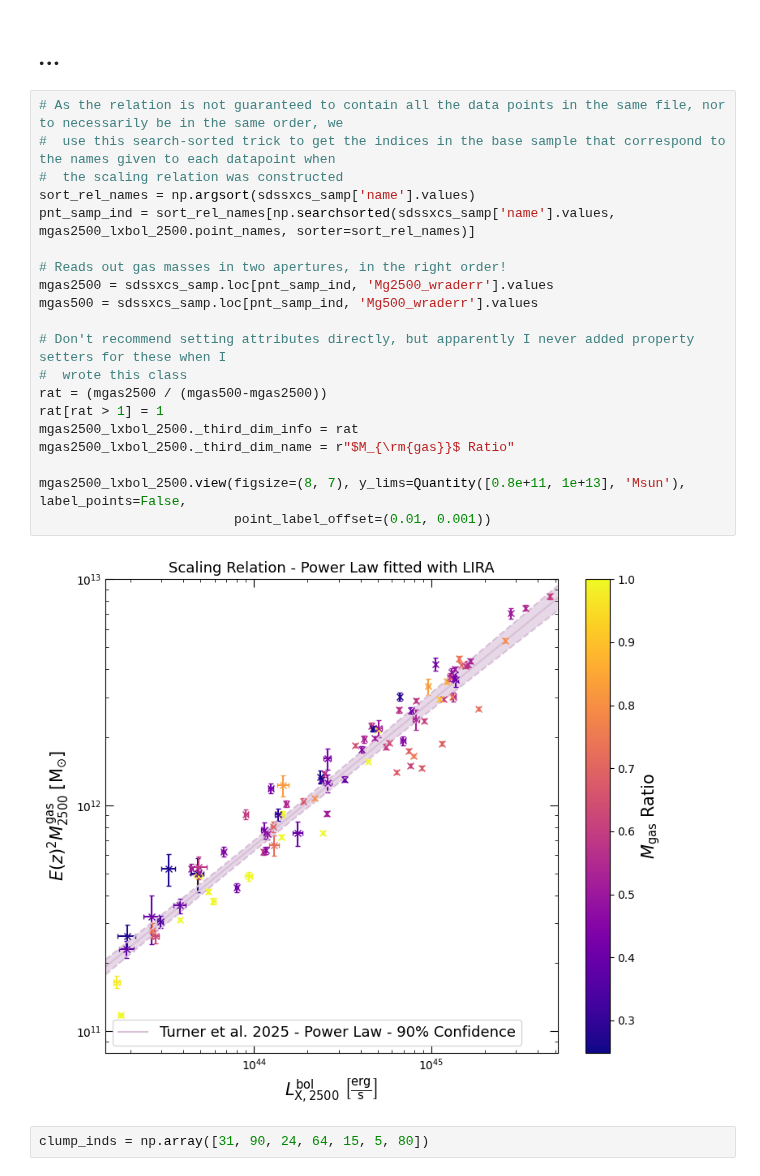
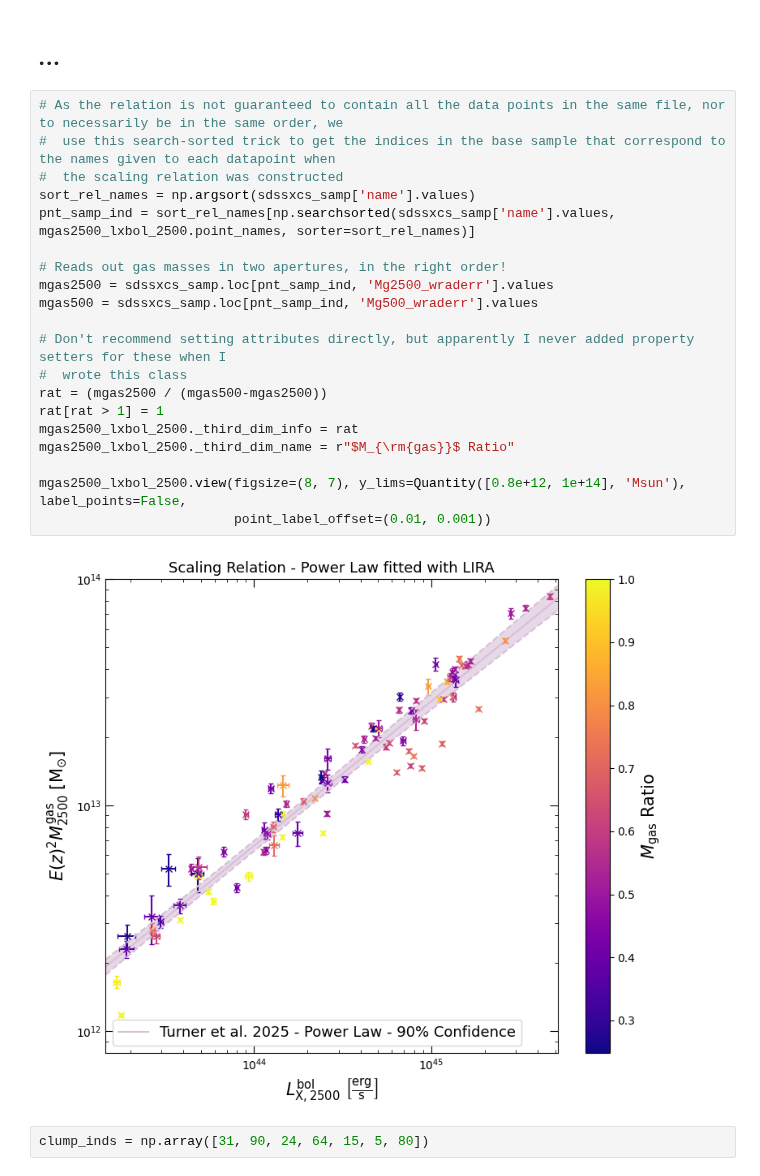
Before and after one commit to DavidT3/XCS-Mass-II-Analysis, a Jupyter notebook: notebooks/exploring_scatter/gasmass-Lx_as_scatter_diagnostic.ipynb, the cells around one changed output. Cells and saved outputs as stored; diff of their text form.

```diff
--- a/notebooks/exploring_scatter/gasmass-Lx_as_scatter_diagnostic.ipynb
+++ b/notebooks/exploring_scatter/gasmass-Lx_as_scatter_diagnostic.ipynb
@@ -112,25 +113,25 @@ with open('../../outputs/scaling_relations/sdssrm-xcs_new/mgas-lx/turner2025_mga
 # %%
 # As the relation is not guaranteed to contain all the data points in the same file, nor to necessarily be in the same order, we
 #  use this search-sorted trick to get the indices in the base sample that correspond to the names given to each datapoint when
 #  the scaling relation was constructed
 sort_rel_names = np.argsort(sdssxcs_samp['name'].values)
 pnt_samp_ind = sort_rel_names[np.searchsorted(sdssxcs_samp['name'].values, mgas2500_lxbol_2500.point_names, sorter=sort_rel_names)]
 
 # Reads out gas masses in two apertures, in the right order!
 mgas2500 = sdssxcs_samp.loc[pnt_samp_ind, 'Mg2500_wraderr'].values
 mgas500 = sdssxcs_samp.loc[pnt_samp_ind, 'Mg500_wraderr'].values
 
 # Don't recommend setting attributes directly, but apparently I never added property setters for these when I
 #  wrote this class
 rat = (mgas2500 / (mgas500-mgas2500))
 rat[rat > 1] = 1
 mgas2500_lxbol_2500._third_dim_info = rat
 mgas2500_lxbol_2500._third_dim_name = r"$M_{\rm{gas}}$ Ratio"
 
-mgas2500_lxbol_2500.view(figsize=(8, 7), y_lims=Quantity([0.8e+11, 1e+13], 'Msun'), label_points=False,
+mgas2500_lxbol_2500.view(figsize=(8, 7), y_lims=Quantity([0.8e+12, 1e+14], 'Msun'), label_points=False,
                          point_label_offset=(0.01, 0.001))
 # %% [output]
-[figure, old version]
+[figure, new version]
 # %%
 clump_inds = np.array([31, 90, 24, 64, 15, 5, 80])
 # %%
```
Also changed, not shown: parts of 61 cells of this notebook.
